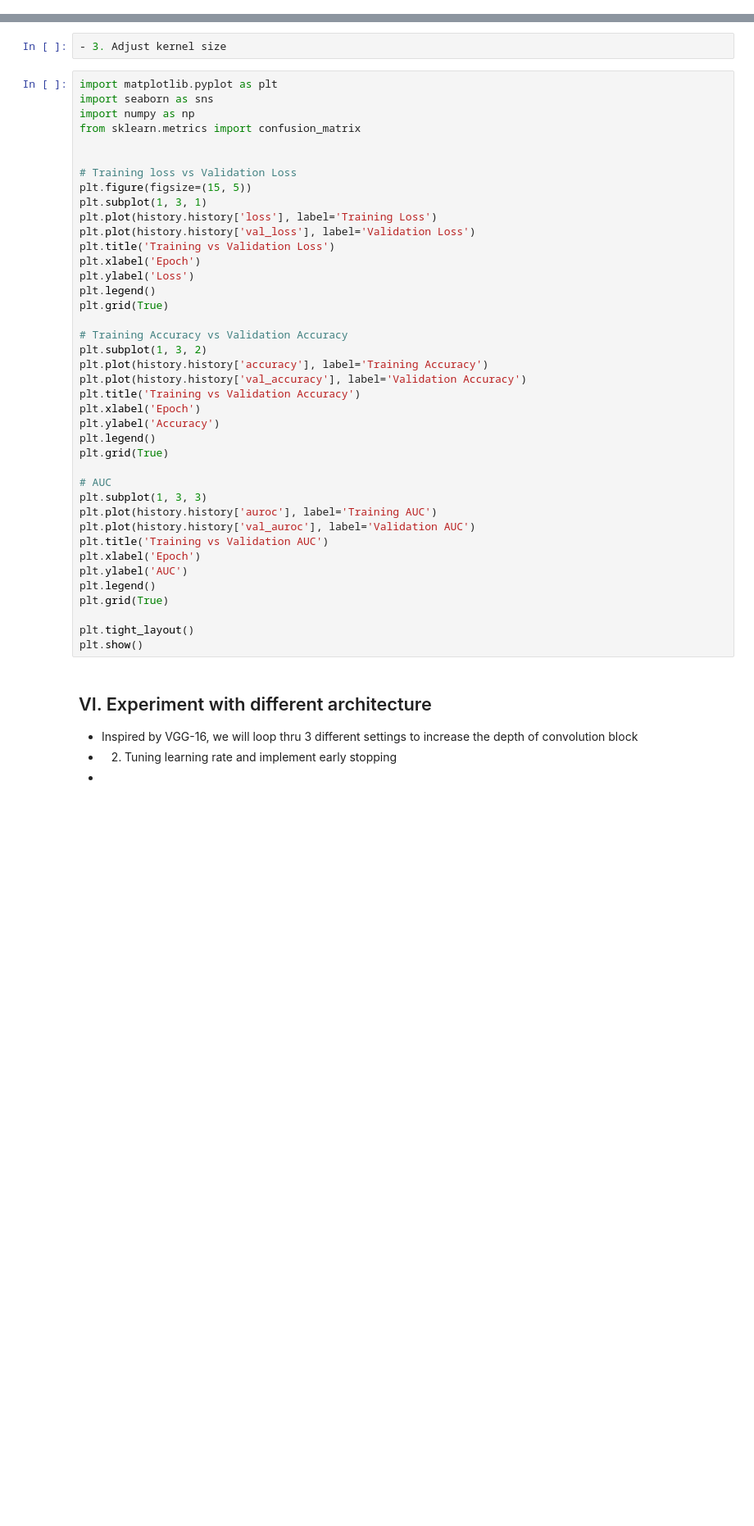
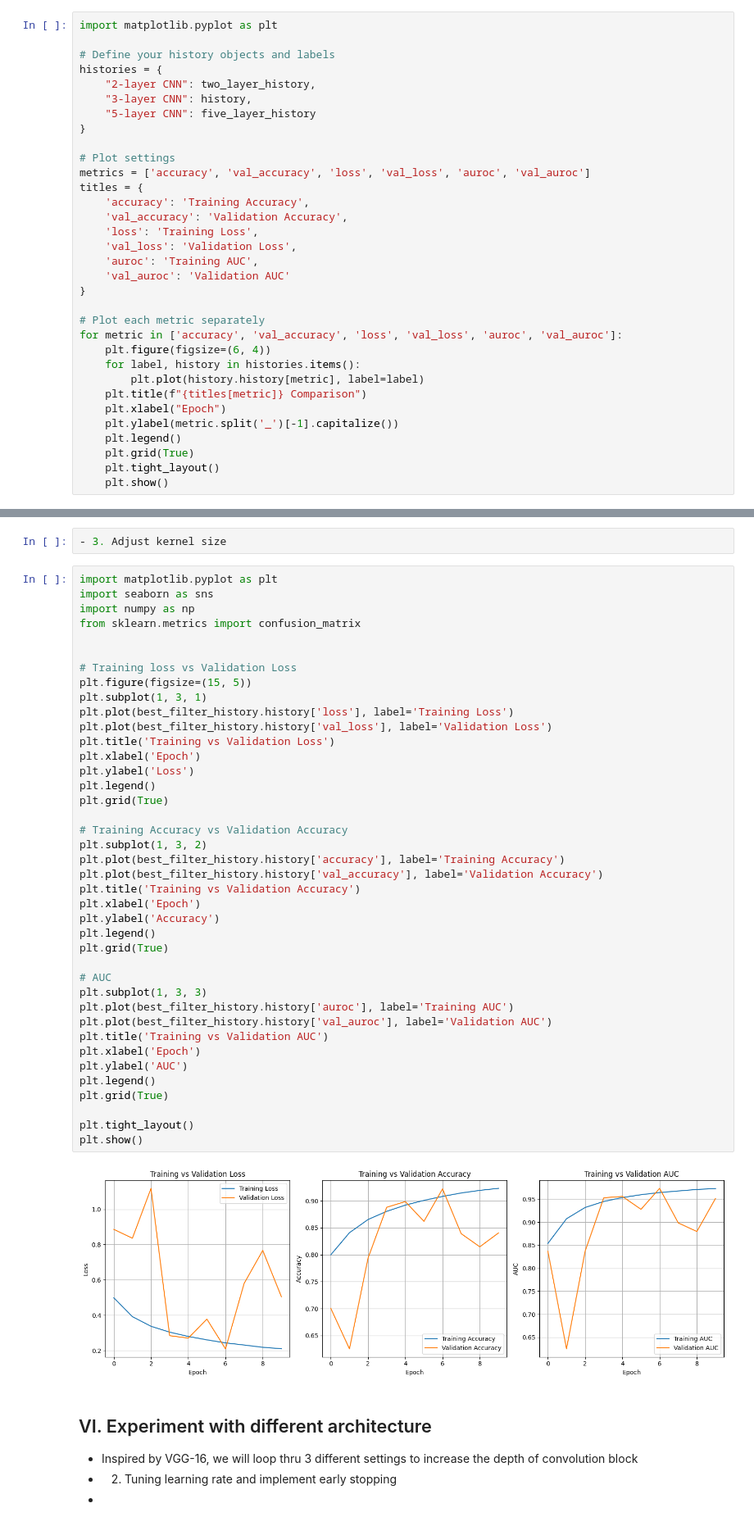
Before and after one commit to alme9155/csca-5642-week3, a Jupyter notebook: histopathologeic-cancer-detection.ipynb, the cells around one changed output, grey strips where cells are left out. Shown at 82% size. Saved outputs shown, nothing was run; the diff lists cells and outputs as text; blank space fills up the shorter version.

```diff
--- a/histopathologeic-cancer-detection.ipynb
+++ b/histopathologeic-cancer-detection.ipynb
@@ -452 +539,34 @@ plt.show()
+# %%
+import matplotlib.pyplot as plt
+
+# Define your history objects and labels
+histories = {
+    "2-layer CNN": two_layer_history,
+    "3-layer CNN": history,
+    "5-layer CNN": five_layer_history
+}
+
+# Plot settings
+metrics = ['accuracy', 'val_accuracy', 'loss', 'val_loss', 'auroc', 'val_auroc']
+titles = {
+    'accuracy': 'Training Accuracy',
+    'val_accuracy': 'Validation Accuracy',
+    'loss': 'Training Loss',
+    'val_loss': 'Validation Loss',
+    'auroc': 'Training AUC',
+    'val_auroc': 'Validation AUC'
+}
+
+# Plot each metric separately
+for metric in ['accuracy', 'val_accuracy', 'loss', 'val_loss', 'auroc', 'val_auroc']:
+    plt.figure(figsize=(6, 4))
+    for label, history in histories.items():
+        plt.plot(history.history[metric], label=label)
+    plt.title(f"{titles[metric]} Comparison")
+    plt.xlabel("Epoch")
+    plt.ylabel(metric.split('_')[-1].capitalize())
+    plt.legend()
+    plt.grid(True)
+    plt.tight_layout()
+    plt.show()
 # %% [markdown]
@@ -526,39 +645,41 @@ import numpy as np
 from sklearn.metrics import confusion_matrix
 
 
 # Training loss vs Validation Loss
 plt.figure(figsize=(15, 5))
 plt.subplot(1, 3, 1)
-plt.plot(history.history['loss'], label='Training Loss')
-plt.plot(history.history['val_loss'], label='Validation Loss')
+plt.plot(best_filter_history.history['loss'], label='Training Loss')
+plt.plot(best_filter_history.history['val_loss'], label='Validation Loss')
 plt.title('Training vs Validation Loss')
 plt.xlabel('Epoch')
 plt.ylabel('Loss')
 plt.legend()
 plt.grid(True)
 
 # Training Accuracy vs Validation Accuracy
 plt.subplot(1, 3, 2)
-plt.plot(history.history['accuracy'], label='Training Accuracy')
-plt.plot(history.history['val_accuracy'], label='Validation Accuracy')
+plt.plot(best_filter_history.history['accuracy'], label='Training Accuracy')
+plt.plot(best_filter_history.history['val_accuracy'], label='Validation Accuracy')
 plt.title('Training vs Validation Accuracy')
 plt.xlabel('Epoch')
 plt.ylabel('Accuracy')
 plt.legend()
 plt.grid(True)
 
 # AUC
 plt.subplot(1, 3, 3)
-plt.plot(history.history['auroc'], label='Training AUC')
-plt.plot(history.history['val_auroc'], label='Validation AUC')
+plt.plot(best_filter_history.history['auroc'], label='Training AUC')
+plt.plot(best_filter_history.history['val_auroc'], label='Validation AUC')
 plt.title('Training vs Validation AUC')
 plt.xlabel('Epoch')
 plt.ylabel('AUC')
 plt.legend()
 plt.grid(True)
 
 plt.tight_layout()
 plt.show()
+# %% [output]
+[figure, added]
 # %% [markdown]
 ## VI. Experiment with different architecture ##
 
```
Also changed, not shown: parts of 5 cells of this notebook.
